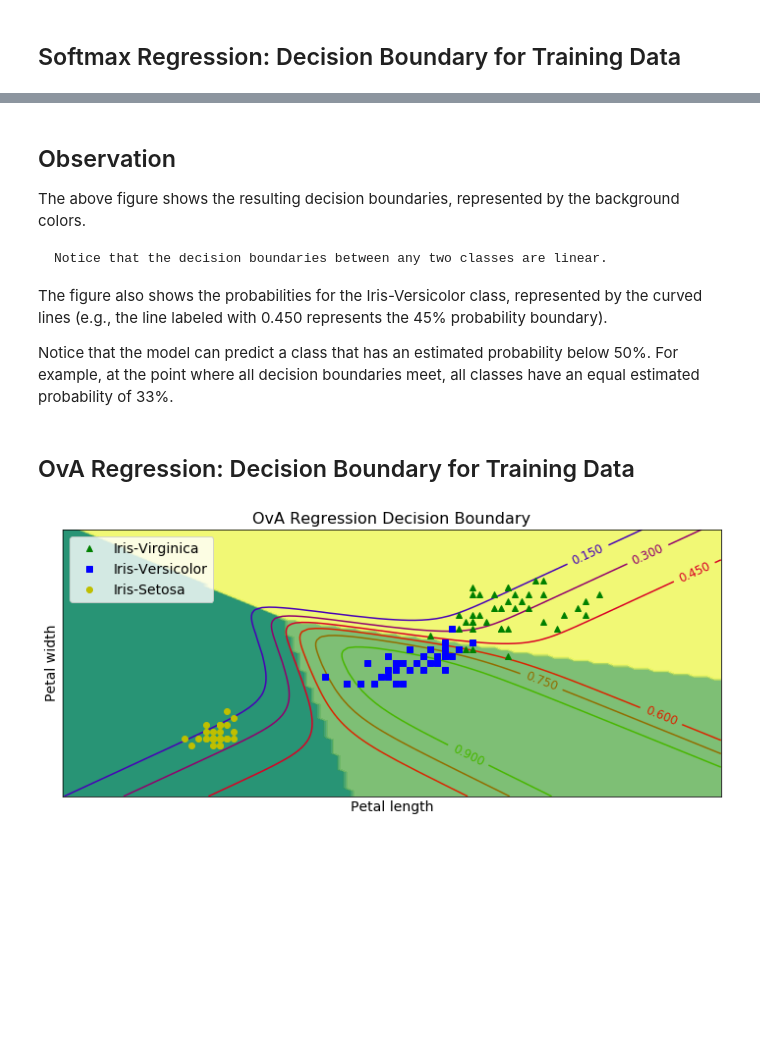
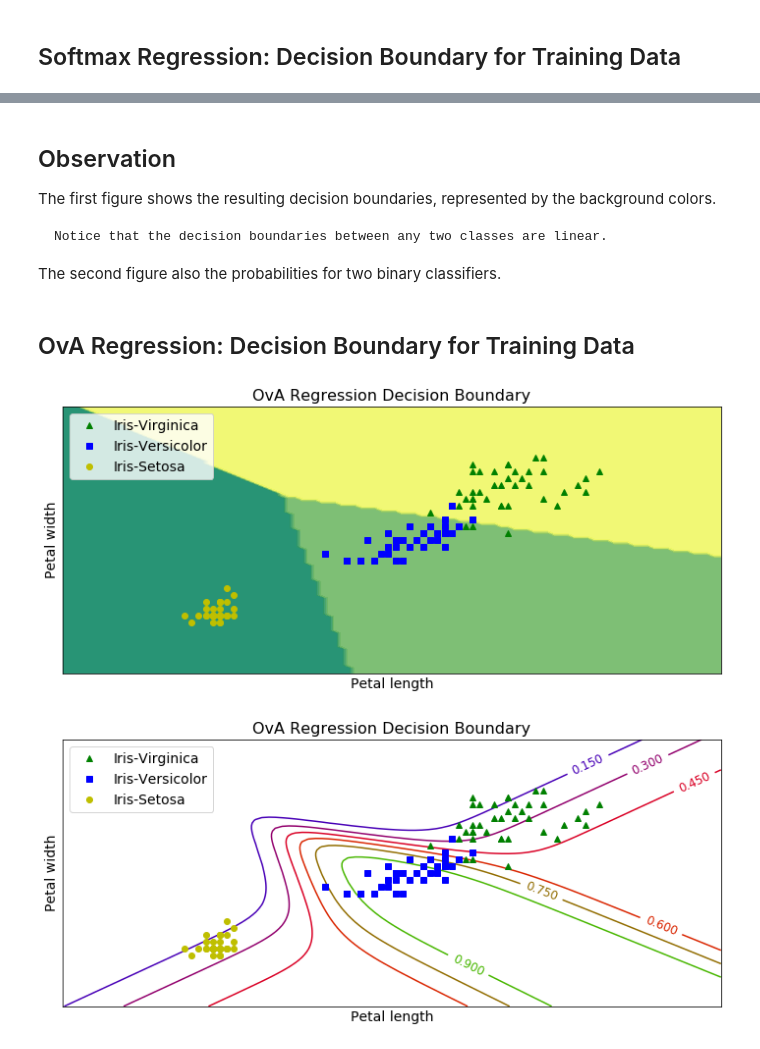
Before and after one commit to rhasanbd/Logistic-Regression-Comparative-Understanding, a Jupyter notebook: Logistic Regression-3-Multiclass Classification-Batch Gradient Descent.ipynb, the cells around one changed output, grey strips where cells are left out. Drawn from its saved outputs; the diff is of its cells as text; code cells hidden in the pictures; blank space fills up the shorter version.

```diff
--- a/Logistic Regression-3-Multiclass Classification-Batch Gradient Descent.ipynb
+++ b/Logistic Regression-3-Multiclass Classification-Batch Gradient Descent.ipynb
@@ -208,9 +207,9 @@ Wall time: 2.11 s
 # %% [markdown]
 ## Train the Optimal Logistic Regression Classifier
 # %%
-lg_reg_clf = LogisticRegression(**params_optimal)
+lg_reg_ova = LogisticRegression(**params_optimal)
 
-lg_reg_clf.fit(X_train, y_train)
+lg_reg_ova.fit(X_train, y_train)
 # %% [output]
 LogisticRegression(C=10, class_weight=None, dual=False, fit_intercept=True,
                    intercept_scaling=1, l1_ratio=None, max_iter=500,
@@ -301,9 +303,9 @@ Wall time: 436 ms
 # %% [markdown]
 ## Train the Optimal Softmax Logistic Regression Classifier
 # %%
-softmax_reg = LogisticRegression(**params_optimal_sm)
+log_reg_softmax = LogisticRegression(**params_optimal_sm)
 
-softmax_reg.fit(X_train, y_train)
+log_reg_softmax.fit(X_train, y_train)
 # %% [output]
 LogisticRegression(C=50, class_weight=None, dual=False, fit_intercept=True,
                    intercept_scaling=1, l1_ratio=None, max_iter=500,
@@ -455,33 +477,52 @@ plt.show()
 # %% [markdown]
 ## Observation
 
-The above figure shows the resulting decision boundaries, represented by the background colors.
+The first figure shows the resulting decision boundaries, represented by the background colors.
 
     Notice that the decision boundaries between any two classes are linear.
 
-The figure also shows the probabilities for the Iris-Versicolor class, represented by the curved lines (e.g., the line labeled with 0.450 represents the 45% probability boundary).
-
-Notice that the model can predict a class that has an estimated probability below 50%. For example, at the point where all decision boundaries meet, all classes have an equal estimated probability of 33%.
+The second figure also the probabilities for two binary classifiers.
 # %% [markdown]
 ## OvA Regression: Decision Boundary for Training Data
 # %%
 plt.figure(figsize=(12, 5))
 
-decision_boundary_class_colored(lg_reg_clf, X_train, plotDistanceFromHyperplane=False)
+decision_boundary_class_colored(lg_reg_ova, X_train, plotDistanceFromHyperplane=False)
 
-decision_boundary_various_thresholds(lg_reg_clf, X_train)
 
 
 plt.plot(X_train[y_train==2, 0], X_train[y_train==2, 1], "g^", label="Iris-Virginica")
 plt.plot(X_train[y_train==1, 0], X_train[y_train==1, 1], "bs", label="Iris-Versicolor")
 plt.plot(X_train[y_train==0, 0], X_train[y_train==0, 1], "yo", label="Iris-Setosa")
 
 plt.xlabel("Petal length", fontsize=14)
 plt.ylabel("Petal width", fontsize=14)
 plt.legend(loc="upper left", fontsize=14)
 plt.title("OvA Regression Decision Boundary", fontsize=16)
 plt.xticks([])
 plt.yticks([])
 plt.show()
+
+
+
+plt.figure(figsize=(12, 5))
+
+
+
+decision_boundary_various_thresholds(lg_reg_ova, X_train)
+
+
+plt.plot(X_train[y_train==2, 0], X_train[y_train==2, 1], "g^", label="Iris-Virginica")
+plt.plot(X_train[y_train==1, 0], X_train[y_train==1, 1], "bs", label="Iris-Versicolor")
+plt.plot(X_train[y_train==0, 0], X_train[y_train==0, 1], "yo", label="Iris-Setosa")
+
+plt.xlabel("Petal length", fontsize=14)
+plt.ylabel("Petal width", fontsize=14)
+plt.legend(loc="upper left", fontsize=14)
+plt.title("OvA Regression Decision Boundary", fontsize=16)
+plt.xticks([])
+plt.yticks([])
+plt.show()
 # %% [output]
-[figure, old version]
+[figure, new version]
+[figure, added]
```
Also changed, not shown: parts of 9 cells of this notebook, 1 other file.
